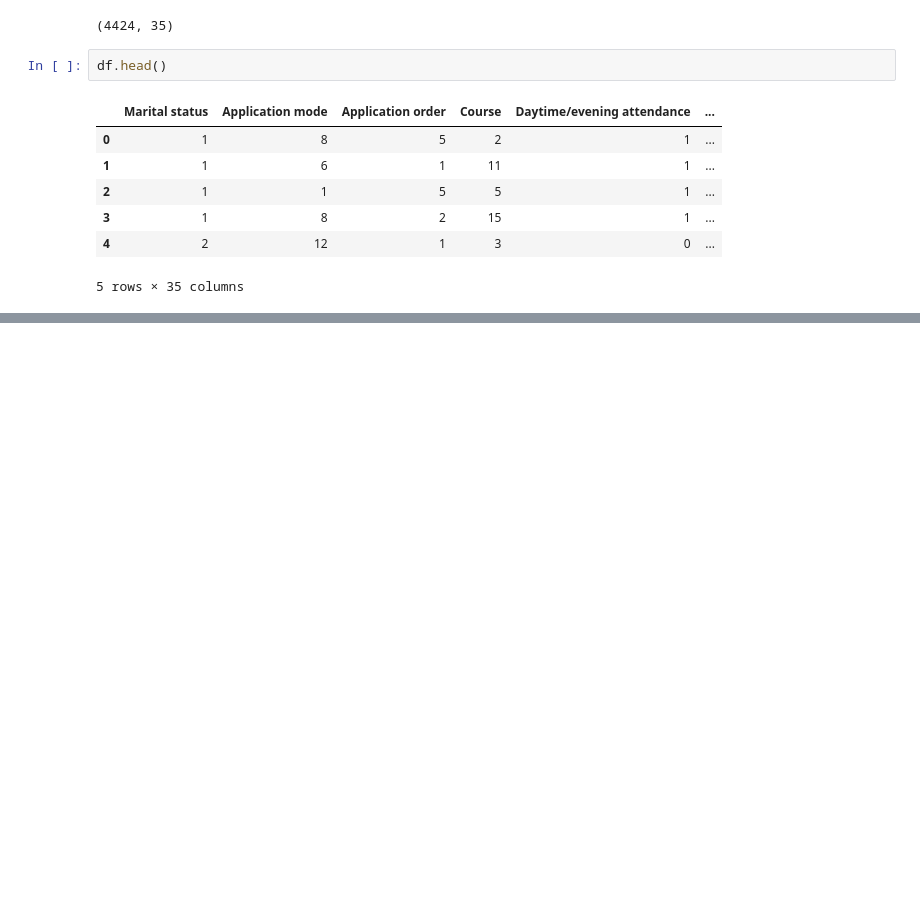
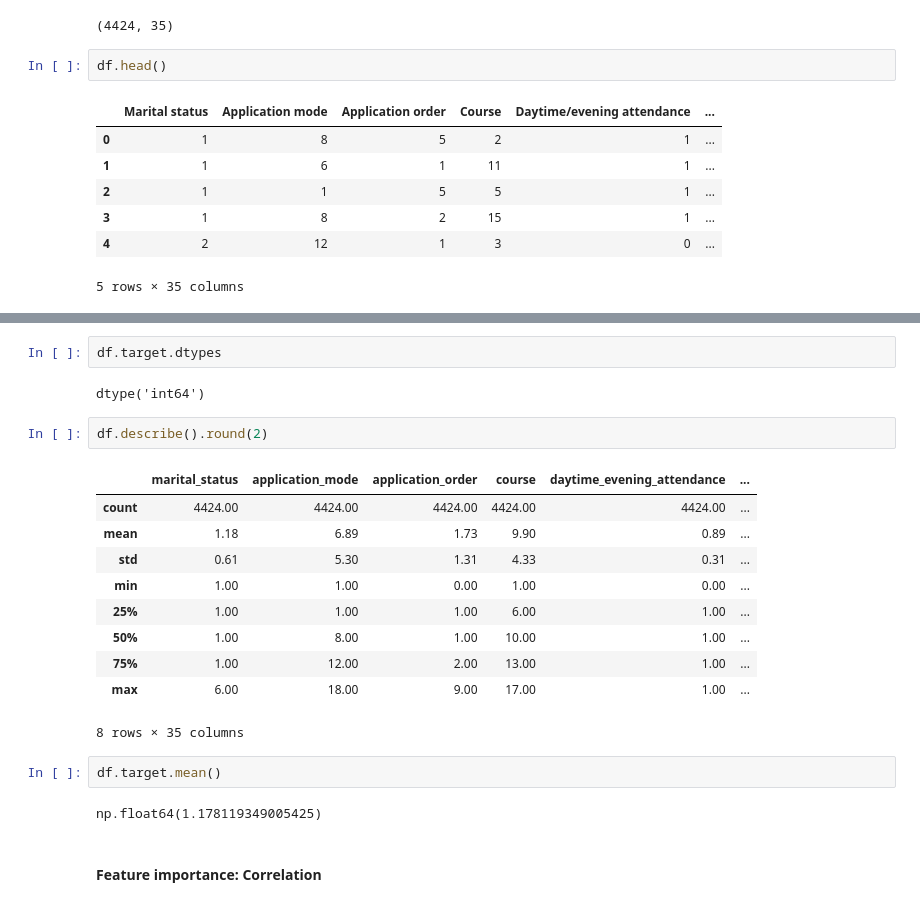
Before and after one commit to ranga4all1/student-dropout-and-success-prediction, a Jupyter notebook: notebooks/notebook.ipynb, the cells around one changed output, grey strips where cells are left out. Cells and saved outputs as stored; diff of their text form; blank space fills up the shorter version.

```diff
--- a/notebooks/notebook.ipynb
+++ b/notebooks/notebook.ipynb
@@ -98,0 +214,23 @@ df.head()
+# %%
+df.target.dtypes
+# %% [output]
+dtype('int64')
+# %%
+df.describe().round(2)
+# %% [output]
+|  | marital_status | application_mode | application_order | course | daytime_evening_attendance | ... |
+| count | 4424.00 | 4424.00 | 4424.00 | 4424.00 | 4424.00 | ... |
+| mean | 1.18 | 6.89 | 1.73 | 9.90 | 0.89 | ... |
+| std | 0.61 | 5.30 | 1.31 | 4.33 | 0.31 | ... |
+| min | 1.00 | 1.00 | 0.00 | 1.00 | 0.00 | ... |
+| 25% | 1.00 | 1.00 | 1.00 | 6.00 | 1.00 | ... |
+| 50% | 1.00 | 8.00 | 1.00 | 10.00 | 1.00 | ... |
+| 75% | 1.00 | 12.00 | 2.00 | 13.00 | 1.00 | ... |
+| max | 6.00 | 18.00 | 9.00 | 17.00 | 1.00 | ... |
+8 rows × 35 columns
+# %%
+df.target.mean()
+# %% [output]
+np.float64(1.178119349005425)
+# %% [markdown]
+#### Feature importance: Correlation
```
Also changed, not shown: parts of 24 cells of this notebook, 3 other files.
